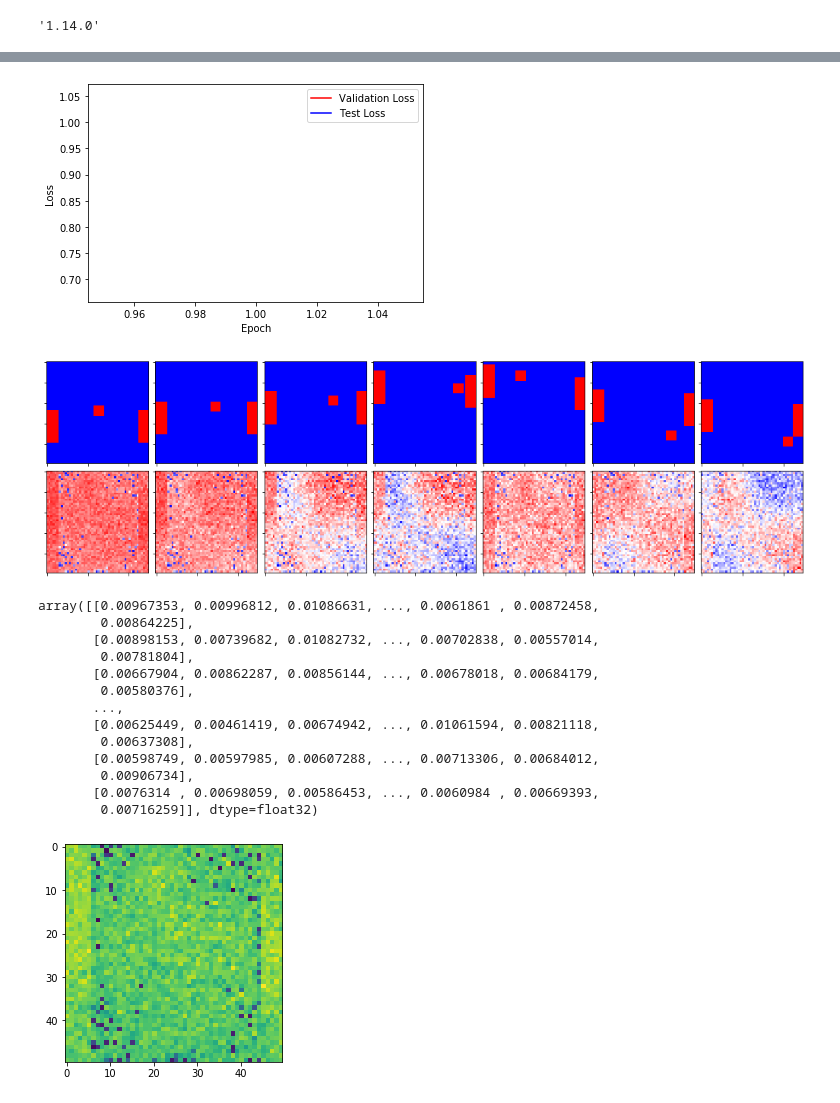
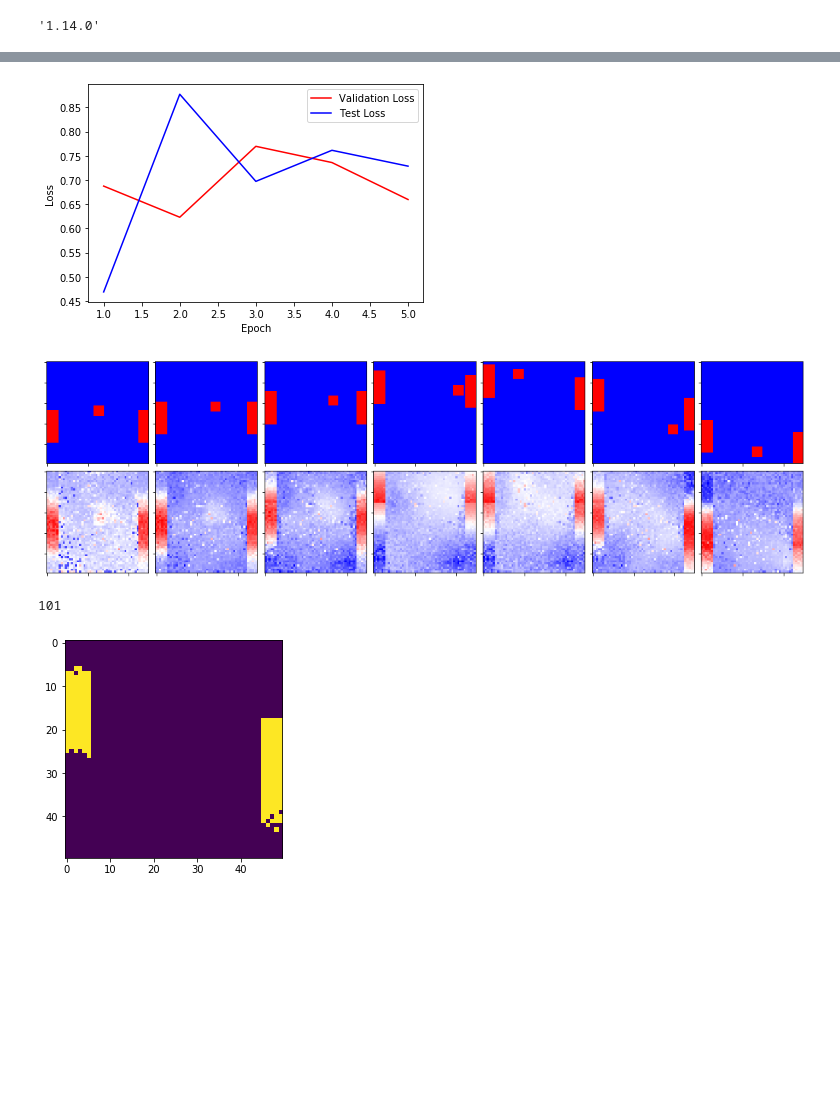
Before and after one commit to ichko/differentiable-simulation, a Jupyter notebook: pong/02-train-on-pong-data.ipynb, the cells around one changed output, grey strips where cells are left out. Cells and saved outputs as stored; diff of their text form; code cells hidden in the pictures; blank space fills up the shorter version.

```diff
--- a/pong/02-train-on-pong-data.ipynb
+++ b/pong/02-train-on-pong-data.ipynb
@@ -125,7 +125,7 @@ class Model:
 
     def single_step_predict(self, user_input):
         user_input = np.array(user_input).reshape((1, 1, 2))
-        user_input = tf.convert_to_tensor(inp, dtype=tf.float32)
+        user_input = tf.convert_to_tensor(user_input, dtype=tf.float32)
         ui = self.transformed_user_input(user_input)
 
         if self.first_time:
@@ -184,11 +184,11 @@ plot_pairwise_frames(frame_nums)
 # %%
-input_generator = make_dataset(bs=128)
+input_generator = make_dataset(bs=32)
 
 model.net.fit_generator(
     generator=input_generator,
     validation_data=input_generator,
-    validation_steps=3,
-    steps_per_epoch=10,
-    epochs=1
+    validation_steps=5,
+    steps_per_epoch=50,
+    epochs=5
 )
 # %% [output]
@@ -207,13 +216,15 @@ plt.xlabel('Epoch')
 plt.ylabel('Loss')
 plt.show();
 # %% [output]
-[figure, old version]
+[figure, new version]
 # %%
 plot_pairwise_frames(frame_nums)
 # %% [output]
-[figure, old version]
+[figure, new version]
 # %%
 # model.save('LSTM3_PONG.hdf5')
 # tf.saved_model.save(model, 'LSTM3_PONG_2.hdf5')
 # %%
 stateful = model.copy_in_stateful_model()
+stateful.init(0.4)
+t = 0
@@ -222,22 +231,9 @@ stateful.init(0.4)
 # %%
+t += 1
+frame, _ = stateful.single_step_predict([1, -1])
 
-frame, _ = stateful.single_step_predict([1, 1])
-# frame, _ = stateful.single_step_predict([1, 1])
-
-plt.imshow(frame)
-frame
+plt.imshow(frame > 0.4)
+t
 # %% [output]
-array([[0.00967353, 0.00996812, 0.01086631, ..., 0.0061861 , 0.00872458,
-        0.00864225],
-       [0.00898153, 0.00739682, 0.01082732, ..., 0.00702838, 0.00557014,
-        0.00781804],
-       [0.00667904, 0.00862287, 0.00856144, ..., 0.00678018, 0.00684179,
-        0.00580376],
-       ...,
-       [0.00625449, 0.00461419, 0.00674942, ..., 0.01061594, 0.00821118,
-        0.00637308],
-       [0.00598749, 0.00597985, 0.00607288, ..., 0.00713306, 0.00684012,
-        0.00906734],
-       [0.0076314 , 0.00698059, 0.00586453, ..., 0.0060984 , 0.00669393,
-        0.00716259]], dtype=float32)
+101
-[figure, old version]
+[figure, new version]
```
Also changed, not shown: parts of 15 cells of this notebook, 2 other files.
